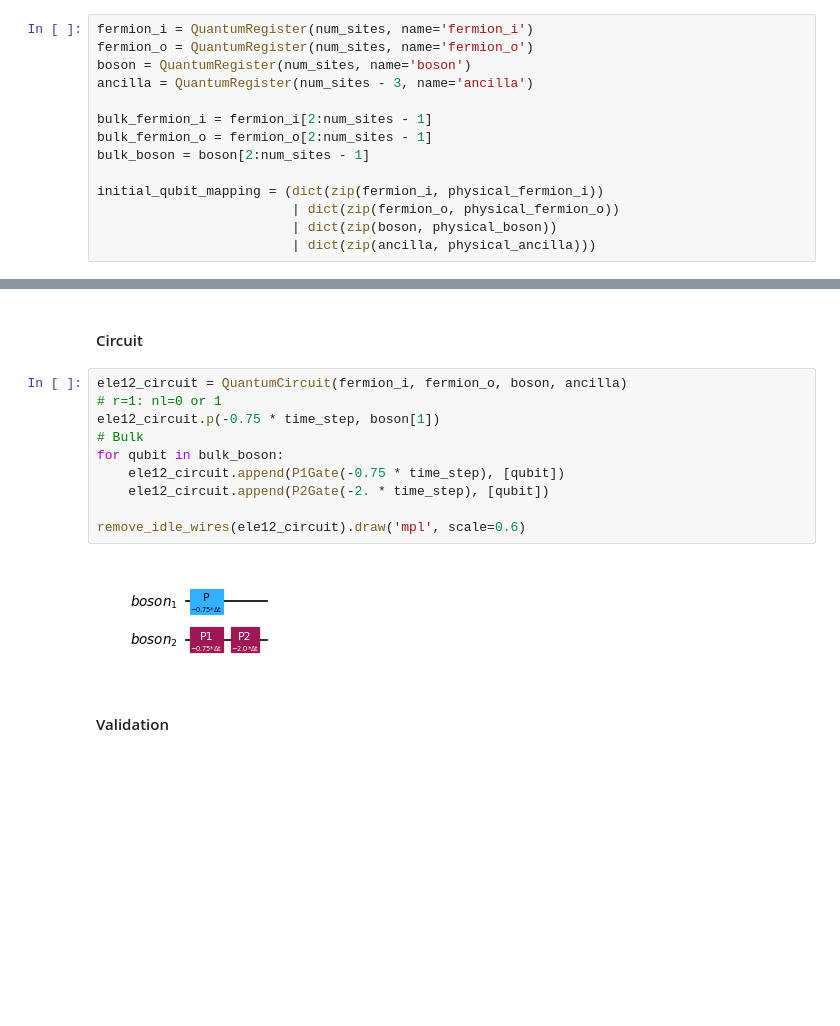
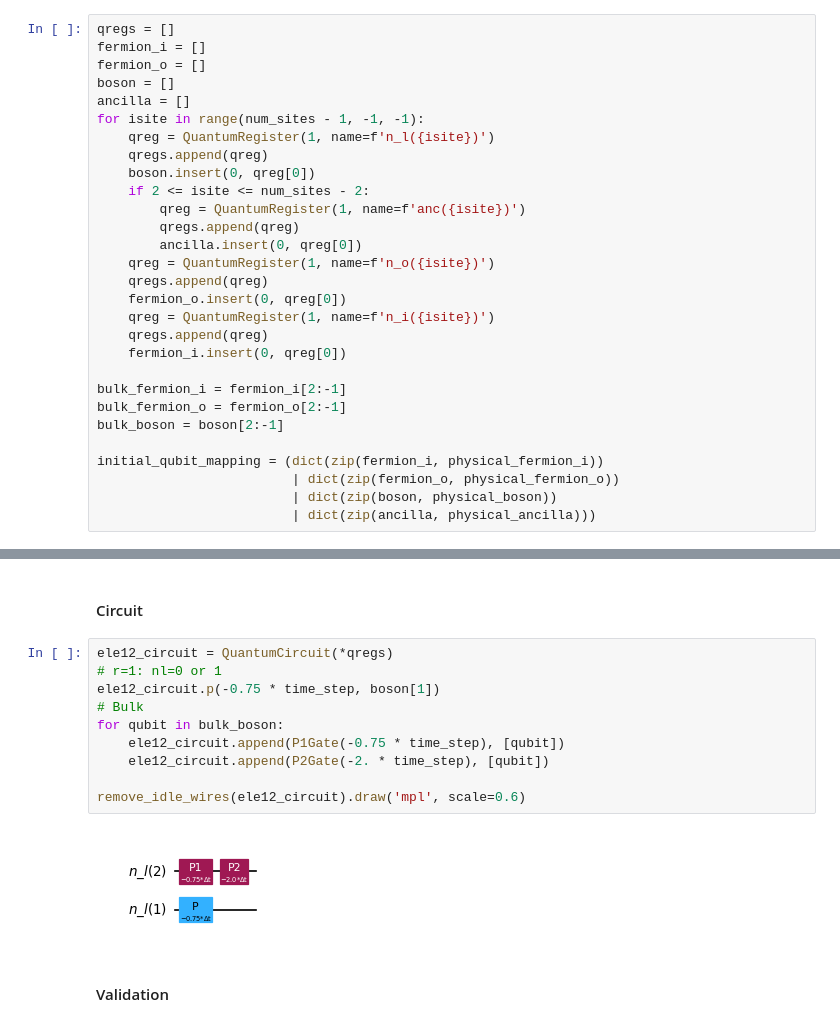
Before and after one commit to yiiyama/lsh-qudit, a Jupyter notebook: full_circuit.ipynb, the cells around one changed output, grey strips where cells are left out. Saved outputs shown, nothing was run; the diff lists cells and outputs as text; blank space fills up the shorter version.

```diff
--- a/full_circuit.ipynb
+++ b/full_circuit.ipynb
@@ -56,13 +59,28 @@ physical_ancilla = [55]
 fix_right_boundary = False
 # %%
-fermion_i = QuantumRegister(num_sites, name='fermion_i')
-fermion_o = QuantumRegister(num_sites, name='fermion_o')
-boson = QuantumRegister(num_sites, name='boson')
-ancilla = QuantumRegister(num_sites - 3, name='ancilla')
+qregs = []
+fermion_i = []
+fermion_o = []
+boson = []
+ancilla = []
+for isite in range(num_sites - 1, -1, -1):
+    qreg = QuantumRegister(1, name=f'n_l({isite})')
+    qregs.append(qreg)
+    boson.insert(0, qreg[0])
+    if 2 <= isite <= num_sites - 2:
+        qreg = QuantumRegister(1, name=f'anc({isite})')
+        qregs.append(qreg)
+        ancilla.insert(0, qreg[0])
+    qreg = QuantumRegister(1, name=f'n_o({isite})')
+    qregs.append(qreg)
+    fermion_o.insert(0, qreg[0])
+    qreg = QuantumRegister(1, name=f'n_i({isite})')
+    qregs.append(qreg)
+    fermion_i.insert(0, qreg[0])
 
-bulk_fermion_i = fermion_i[2:num_sites - 1]
-bulk_fermion_o = fermion_o[2:num_sites - 1]
-bulk_boson = boson[2:num_sites - 1]
+bulk_fermion_i = fermion_i[2:-1]
+bulk_fermion_o = fermion_o[2:-1]
+bulk_boson = boson[2:-1]
 
 initial_qubit_mapping = (dict(zip(fermion_i, physical_fermion_i))
                          | dict(zip(fermion_o, physical_fermion_o))
@@ -146,17 +163,17 @@ $$
 # %% [markdown]
 #### Circuit
 # %%
-ele12_circuit = QuantumCircuit(fermion_i, fermion_o, boson, ancilla)
+ele12_circuit = QuantumCircuit(*qregs)
 # r=1: nl=0 or 1
 ele12_circuit.p(-0.75 * time_step, boson[1])
 # Bulk
 for qubit in bulk_boson:
     ele12_circuit.append(P1Gate(-0.75 * time_step), [qubit])
     ele12_circuit.append(P2Gate(-2. * time_step), [qubit])
 
 remove_idle_wires(ele12_circuit).draw('mpl', scale=0.6)
 # %% [output]
-[figure, old version]
+[figure, new version]
 # %% [markdown]
 #### Validation
 # %%
```
Also changed, not shown: parts of 61 cells of this notebook, 3 other files.
